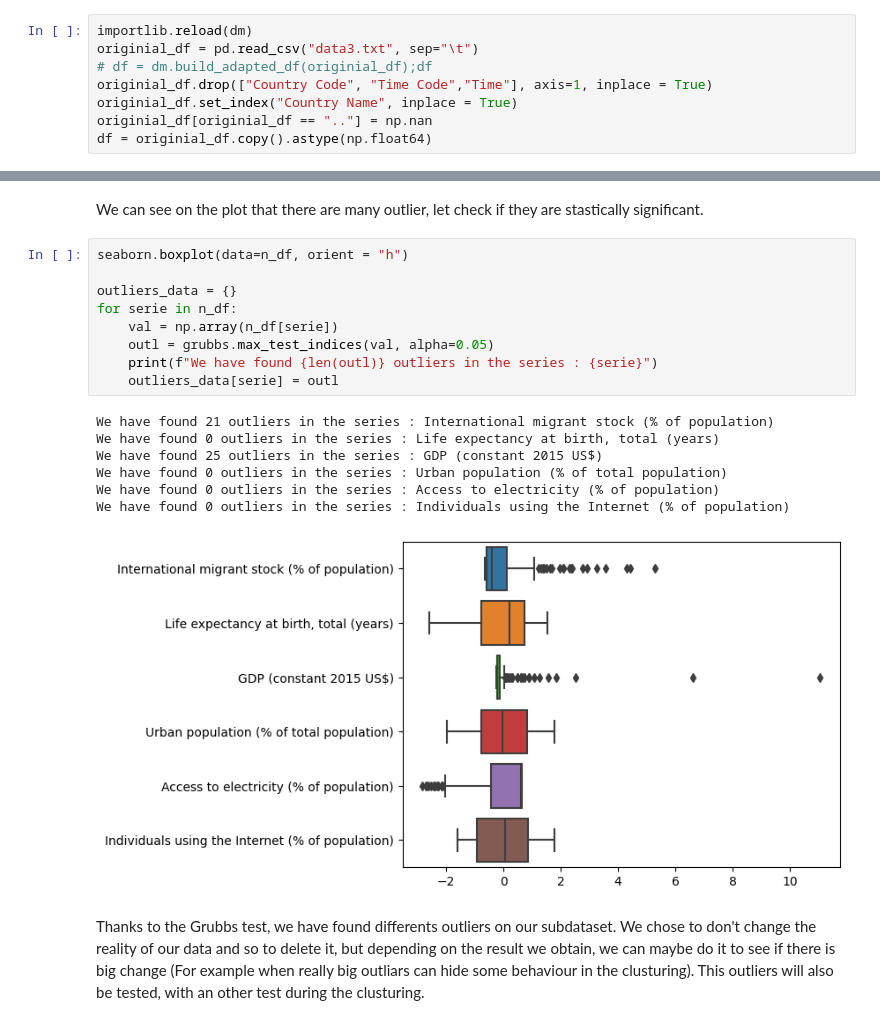
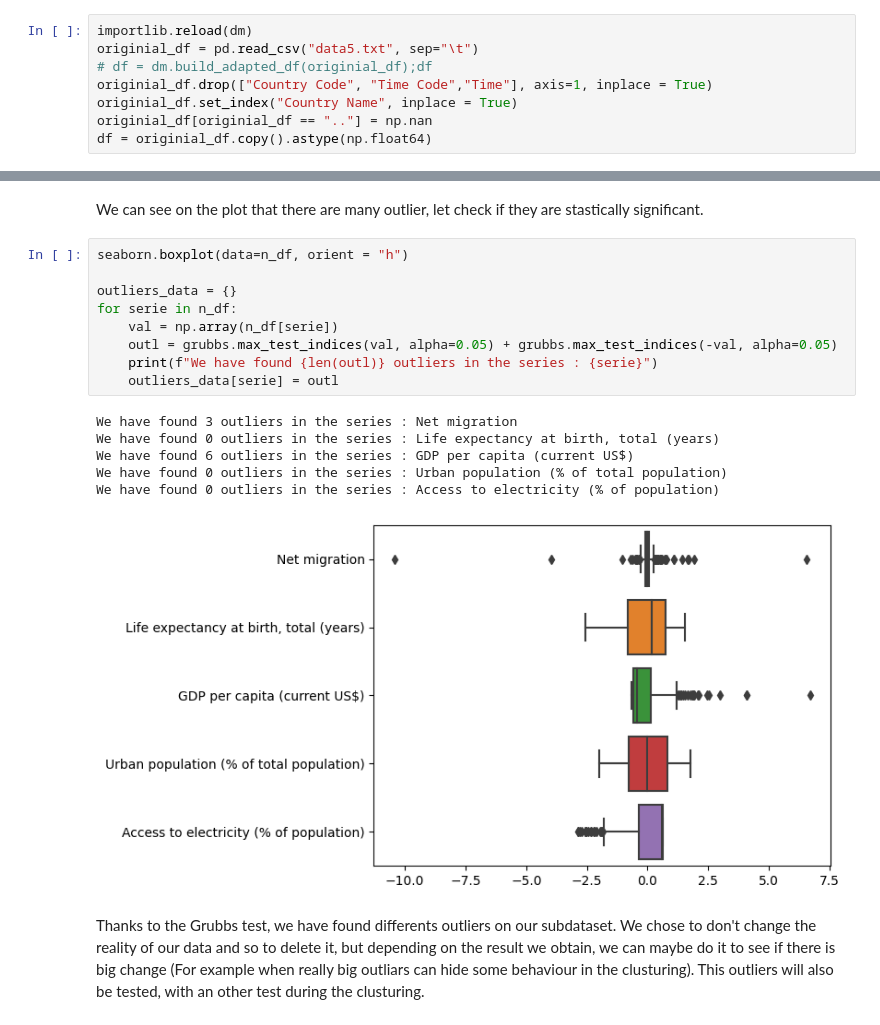
Before and after one commit to f2ire/IA_project, a Jupyter notebook: report1.ipynb, the cells around one changed output, grey strips where cells are left out. Cells and saved outputs as stored; diff of their text form.

```diff
--- a/report1.ipynb
+++ b/report1.ipynb
@@ -18,7 +18,7 @@ from outliers import smirnov_grubbs as grubbs
 We bering with the import of our dataframe, and the adaption for it to our study
 # %%
 importlib.reload(dm)
-originial_df = pd.read_csv("data3.txt", sep="\t")
+originial_df = pd.read_csv("data5.txt", sep="\t")
 # df = dm.build_adapted_df(originial_df);df
 originial_df.drop(["Country Code", "Time Code","Time"], axis=1, inplace = True)
 originial_df.set_index("Country Name", inplace = True)
@@ -180,20 +163,19 @@ We can see on the plot that there are many outlier, let check if they are stasti
 # %%
 seaborn.boxplot(data=n_df, orient = "h")
 
 outliers_data = {}
 for serie in n_df:
     val = np.array(n_df[serie])
-    outl = grubbs.max_test_indices(val, alpha=0.05)
+    outl = grubbs.max_test_indices(val, alpha=0.05) + grubbs.max_test_indices(-val, alpha=0.05)
     print(f"We have found {len(outl)} outliers in the series : {serie}")
     outliers_data[serie] = outl
 # %% [output]
-We have found 21 outliers in the series : International migrant stock (% of population)
+We have found 3 outliers in the series : Net migration
 We have found 0 outliers in the series : Life expectancy at birth, total (years)
-We have found 25 outliers in the series : GDP (constant 2015 US$)
+We have found 6 outliers in the series : GDP per capita (current US$)
 We have found 0 outliers in the series : Urban population (% of total population)
 We have found 0 outliers in the series : Access to electricity (% of population)
-We have found 0 outliers in the series : Individuals using the Internet (% of population)
-[figure, old version]
+[figure, new version]
 # %% [markdown]
 Thanks to the Grubbs test, we have found differents outliers on our subdataset. We chose to don't change the reality of our data and so to delete it, but depending on the result we obtain, we can maybe do it to see if there is big change (For example when really big outliars can hide some behaviour in the clusturing). This outliers will also be tested, with an other test during the clusturing.
 # %% [markdown]
```
Also changed, not shown: parts of 9 cells of this notebook, 4 other files.
